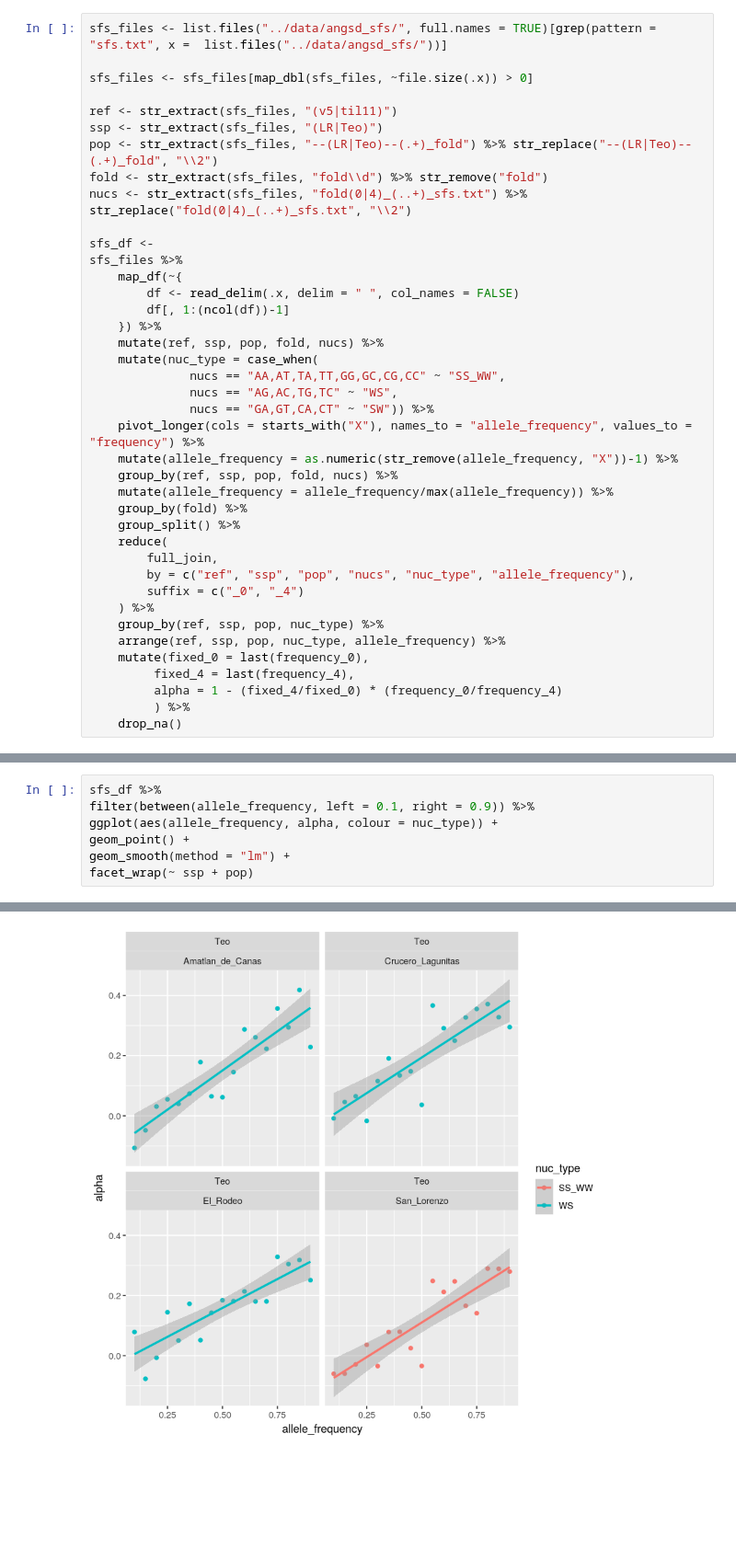
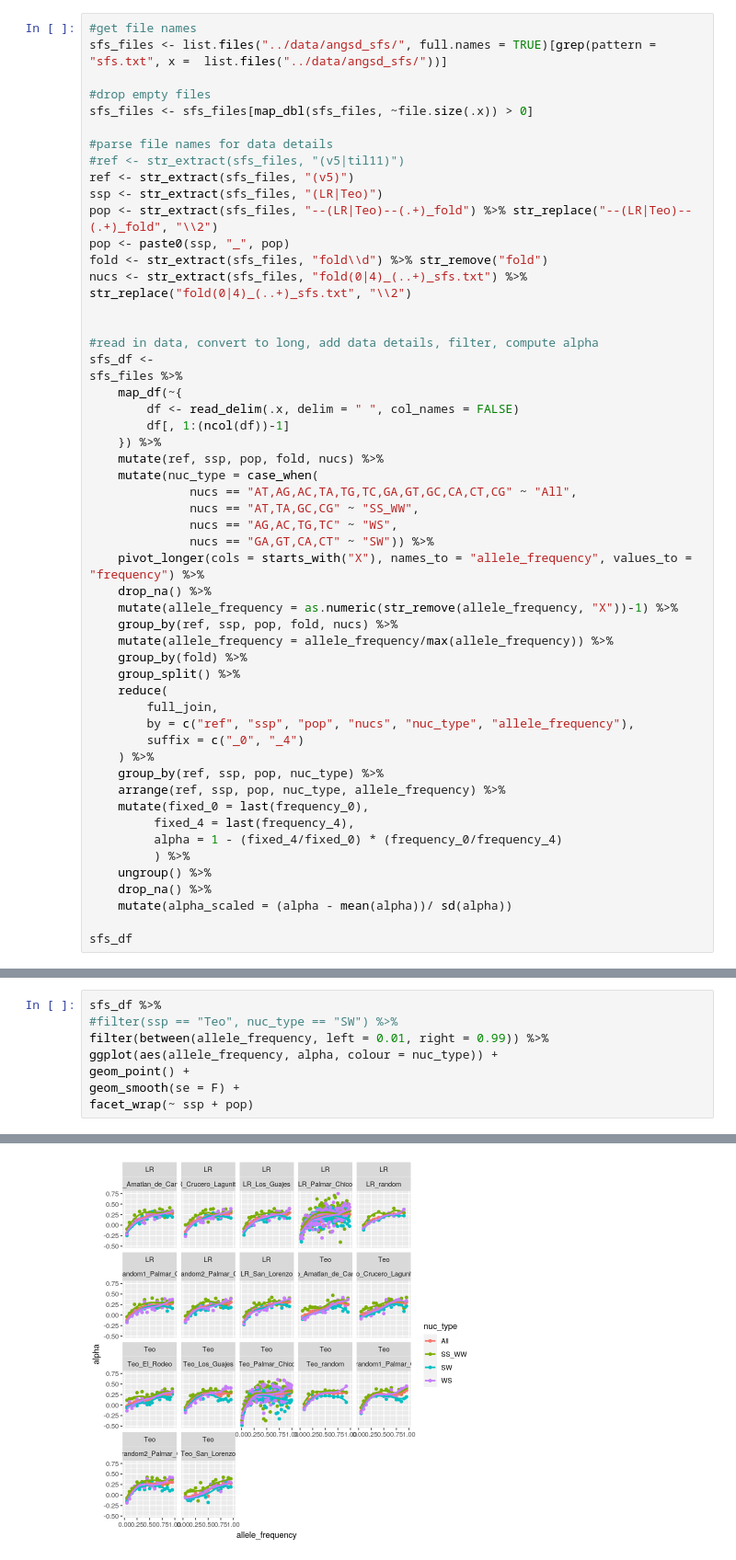
Before and after one commit to silastittes/parv_local, a Jupyter notebook: notebooks/Asymptotic MK.ipynb, the cells around one changed output, grey strips where cells are left out. Shown at 92% size. Drawn from its saved outputs; the diff is of its cells as text; blank space fills up the shorter version.

```diff
--- a/notebooks/Asymptotic MK.ipynb
+++ b/notebooks/Asymptotic MK.ipynb
@@ -4,14 +9,21 @@ library(tidyverse)
 # %%
+#get file names
 sfs_files <- list.files("../data/angsd_sfs/", full.names = TRUE)[grep(pattern = "sfs.txt", x =  list.files("../data/angsd_sfs/"))]
 
+#drop empty files
 sfs_files <- sfs_files[map_dbl(sfs_files, ~file.size(.x)) > 0]
 
-ref <- str_extract(sfs_files, "(v5|til11)")
+#parse file names for data details
+#ref <- str_extract(sfs_files, "(v5|til11)")
+ref <- str_extract(sfs_files, "(v5)")
 ssp <- str_extract(sfs_files, "(LR|Teo)")
 pop <- str_extract(sfs_files, "--(LR|Teo)--(.+)_fold") %>% str_replace("--(LR|Teo)--(.+)_fold", "\\2")
+pop <- paste0(ssp, "_", pop)
 fold <- str_extract(sfs_files, "fold\\d") %>% str_remove("fold")
 nucs <- str_extract(sfs_files, "fold(0|4)_(..+)_sfs.txt") %>% str_replace("fold(0|4)_(..+)_sfs.txt", "\\2")
 
+
+#read in data, convert to long, add data details, filter, compute alpha
 sfs_df <-
 sfs_files %>%
     map_df(~{
@@ -20,10 +32,12 @@ sfs_files %>%
     }) %>%
     mutate(ref, ssp, pop, fold, nucs) %>%
     mutate(nuc_type = case_when(
-              nucs == "AA,AT,TA,TT,GG,GC,CG,CC" ~ "SS_WW",
+              nucs == "AT,AG,AC,TA,TG,TC,GA,GT,GC,CA,CT,CG" ~ "All",
+              nucs == "AT,TA,GC,CG" ~ "SS_WW",
               nucs == "AG,AC,TG,TC" ~ "WS",
               nucs == "GA,GT,CA,CT" ~ "SW")) %>%
     pivot_longer(cols = starts_with("X"), names_to = "allele_frequency", values_to = "frequency") %>%
+    drop_na() %>%
     mutate(allele_frequency = as.numeric(str_remove(allele_frequency, "X"))-1) %>%
     group_by(ref, ssp, pop, fold, nucs) %>%
     mutate(allele_frequency = allele_frequency/max(allele_frequency)) %>%
@@ -40,7 +54,11 @@ sfs_files %>%
          fixed_4 = last(frequency_4),
          alpha = 1 - (fixed_4/fixed_0) * (frequency_0/frequency_4)
          ) %>%
-    drop_na()
+    ungroup() %>%
+    drop_na() %>%
+    mutate(alpha_scaled = (alpha - mean(alpha))/ sd(alpha))
+
+sfs_df
 # %% [output]
 Parsed with column specification:
 cols(
@@ -62,8 +99,9 @@ See spec(...) for full column specifications.
 # %%
 sfs_df %>%
-filter(between(allele_frequency, left = 0.1, right = 0.9)) %>%
+#filter(ssp == "Teo", nuc_type == "SW") %>%
+filter(between(allele_frequency, left = 0.01, right = 0.99)) %>%
 ggplot(aes(allele_frequency, alpha, colour = nuc_type)) +
 geom_point() +
-geom_smooth(method = "lm") +
+geom_smooth(se = F) +
 facet_wrap(~ ssp + pop)
 # %% [output]
@@ -71 +109 @@ facet_wrap(~ ssp + pop)
-[figure, old version]
+[figure, new version]
```
Also changed, not shown: parts of 17 cells of this notebook, 12 other files.
